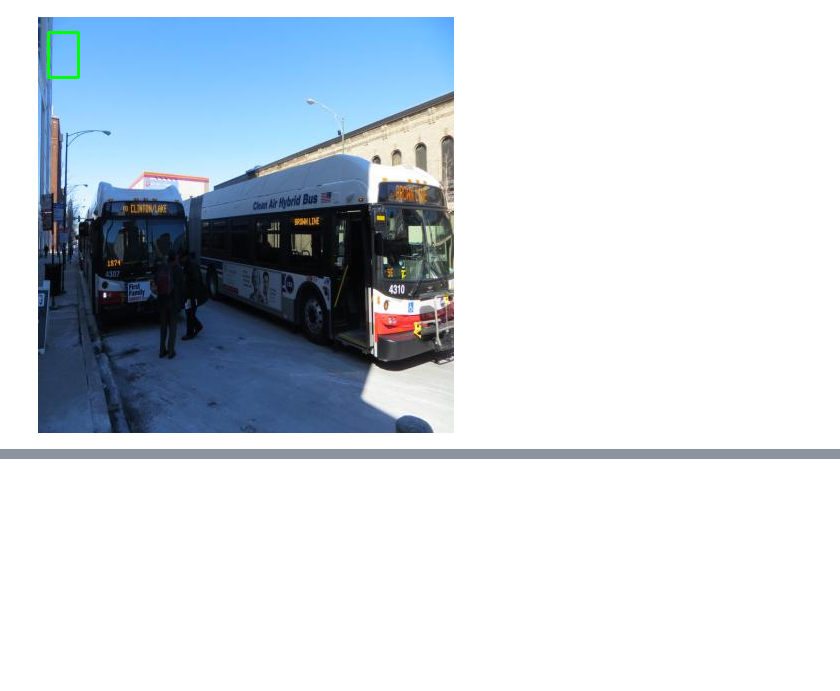
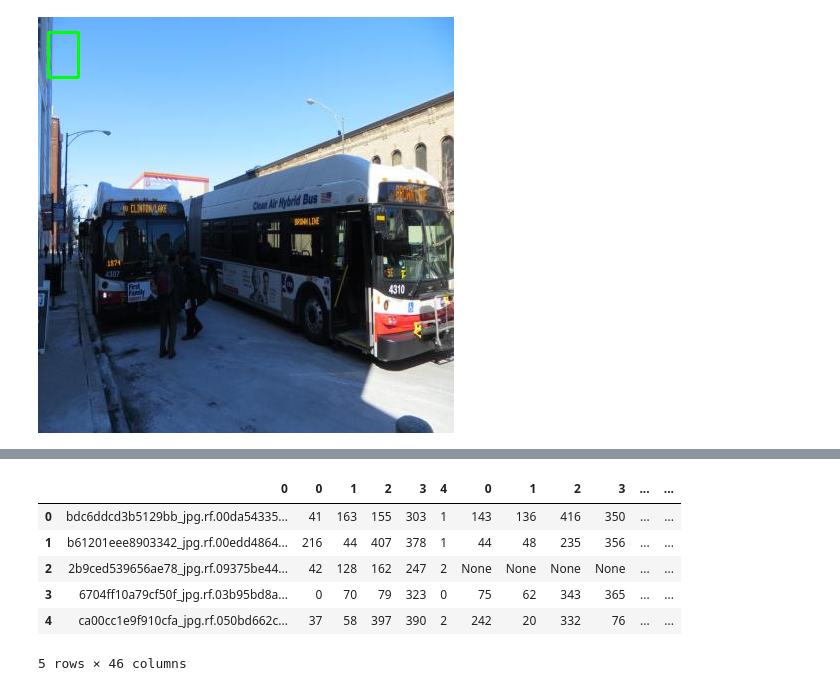
Before and after one commit to saadkarim165/ObjectDetectionProject, a Jupyter notebook: ObjectDetection_Project.ipynb, the cells around one changed output, grey strips where cells are left out. Cells and saved outputs as stored; diff of their text form; code cells hidden in the pictures; blank space fills up the shorter version.

```diff
--- a/ObjectDetection_Project.ipynb
+++ b/ObjectDetection_Project.ipynb
@@ -70,2 +69,0 @@ len(data.iloc[217][0].split(' '))
-# %%
-data=data.rename(columns={0: 'ImageName', 1: 'xmin',2: 'ymin',3: 'xmax',4: 'ymax',5: 'xmin2',6: 'ymin2',7: 'xmax2',8: 'ymax2'})
@@ -202,0 +226,3 @@ cv2_imshow?
+# %%
+data= data[0].str.split(' ', expand=True)
+data.head()
@@ -202,0 +236,12 @@ cv2_imshow?
+# %%
+# data.iloc[:,1:10].str.split(',', expand=True)
+
+Image_col= data.iloc[:,0]
+df= pd.DataFrame()
+df= pd.concat([df,Image_col])
+df.head()
+for i in range(1,10):
+  df1=data.iloc[:,i].str.split(',', expand=True)
+  # print(df1.head())
+  df= pd.concat([df,df1],axis=1)
+  print(df.head())
@@ -202,0 +266,10 @@ cv2_imshow?
+# %%
+df.head()
+# %% [output]
+|  | 0 | 0 | 1 | 2 | 3 | 4 | 0 | 1 | 2 | 3 | ... | ... |
+| 0 | bdc6ddcd3b5129bb_jpg.rf.00da54335... | 41 | 163 | 155 | 303 | 1 | 143 | 136 | 416 | 350 | ... | ... |
+| 1 | b61201eee8903342_jpg.rf.00edd4864... | 216 | 44 | 407 | 378 | 1 | 44 | 48 | 235 | 356 | ... | ... |
+| 2 | 2b9ced539656ae78_jpg.rf.09375be44... | 42 | 128 | 162 | 247 | 2 | None | None | None | None | ... | ... |
+| 3 | 6704ff10a79cf50f_jpg.rf.03b95bd8a... | 0 | 70 | 79 | 323 | 0 | 75 | 62 | 343 | 365 | ... | ... |
+| 4 | ca00cc1e9f910cfa_jpg.rf.050bd662c... | 37 | 58 | 397 | 390 | 2 | 242 | 20 | 332 | 76 | ... | ... |
+5 rows × 46 columns
```
Also changed, not shown: parts of 14 cells of this notebook.
